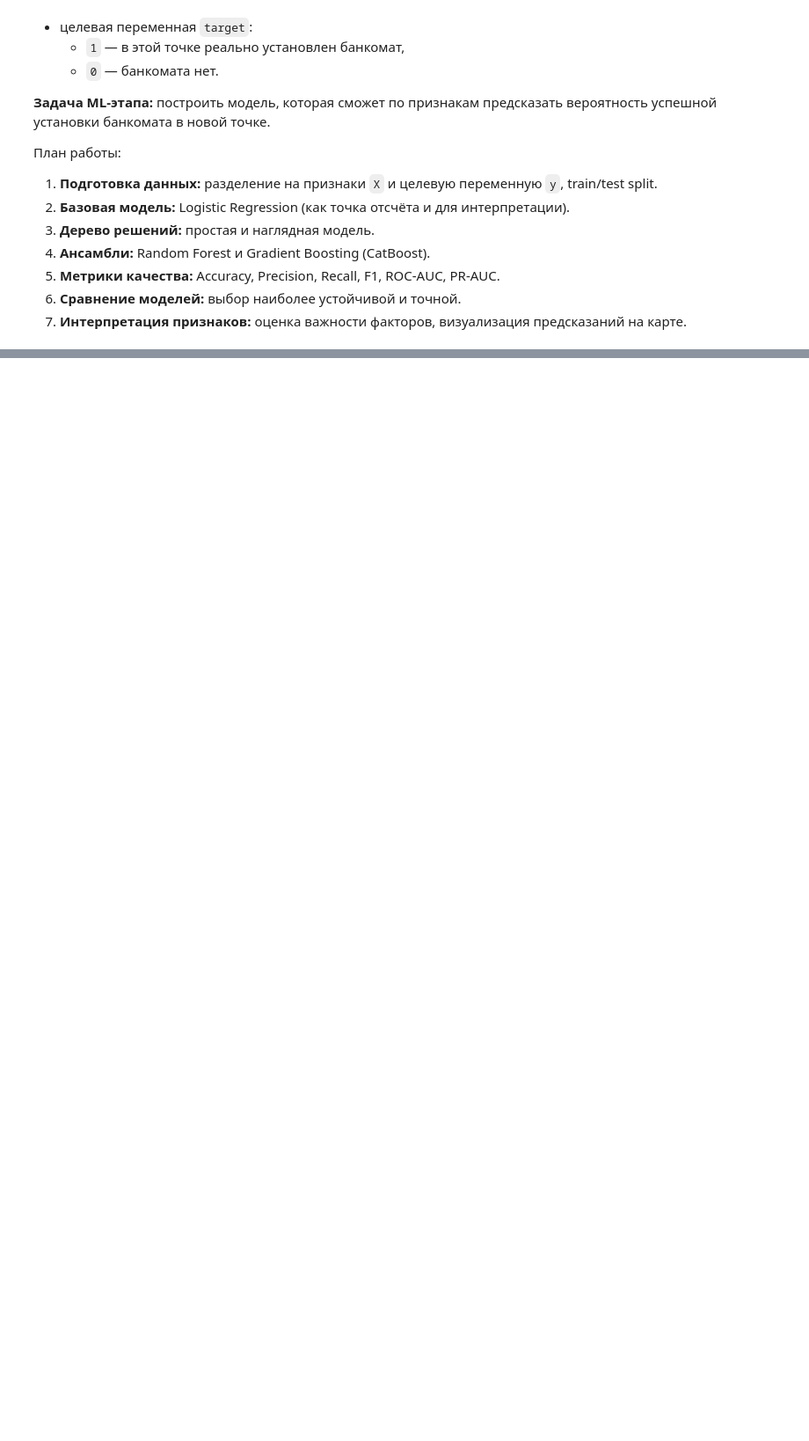
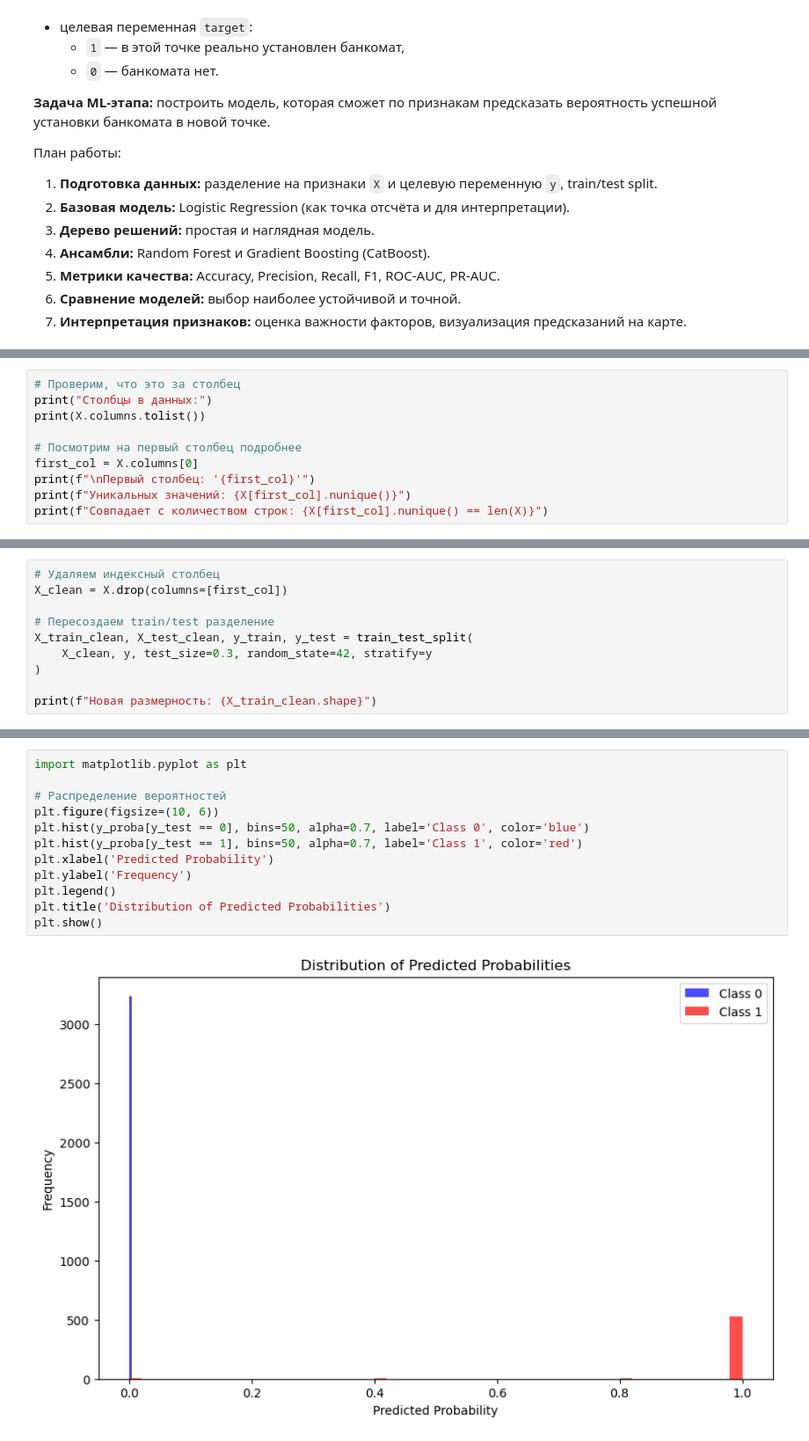
Before and after one commit to antgursky/final-project-atm-analysis, a Jupyter notebook: notebooks/01_data_collection.ipynb, the cells around one changed output, grey strips where cells are left out. Shown at 88% size. Saved outputs shown, nothing was run; the diff lists cells and outputs as text; blank space fills up the shorter version.

```diff
--- a/notebooks/01_data_collection.ipynb
+++ b/notebooks/01_data_collection.ipynb
@@ -1742,0 +1893,10 @@ grid = add_counts_safe(grid, atm, 50, 'atm_small')
+# %%
+# Проверим, что это за столбец
+print("Столбцы в данных:")
+print(X.columns.tolist())
+
+# Посмотрим на первый столбец подробнее
+first_col = X.columns[0]
+print(f"\nПервый столбец: '{first_col}'")
+print(f"Уникальных значений: {X[first_col].nunique()}")
+print(f"Совпадает с количеством строк: {X[first_col].nunique() == len(X)}")
@@ -1742,0 +1910,10 @@ grid = add_counts_safe(grid, atm, 50, 'atm_small')
+# %%
+# Удаляем индексный столбец
+X_clean = X.drop(columns=[first_col])
+
+# Пересоздаем train/test разделение
+X_train_clean, X_test_clean, y_train, y_test = train_test_split(
+    X_clean, y, test_size=0.3, random_state=42, stratify=y
+)
+
+print(f"Новая размерность: {X_train_clean.shape}")
@@ -1742,0 +1985,14 @@ grid = add_counts_safe(grid, atm, 50, 'atm_small')
+# %%
+import matplotlib.pyplot as plt
+
+# Распределение вероятностей
+plt.figure(figsize=(10, 6))
+plt.hist(y_proba[y_test == 0], bins=50, alpha=0.7, label='Class 0', color='blue')
+plt.hist(y_proba[y_test == 1], bins=50, alpha=0.7, label='Class 1', color='red')
+plt.xlabel('Predicted Probability')
+plt.ylabel('Frequency')
+plt.legend()
+plt.title('Distribution of Predicted Probabilities')
+plt.show()
+# %% [output]
+[figure, added]
```
Also changed, not shown: parts of 31 cells of this notebook, 2 other files.
